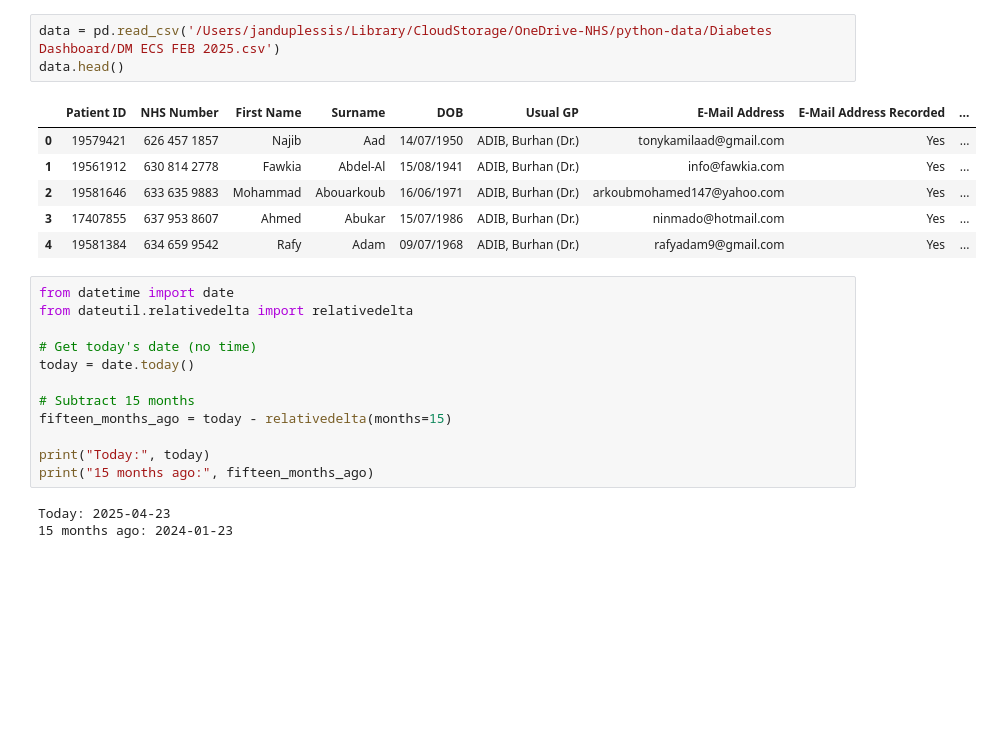
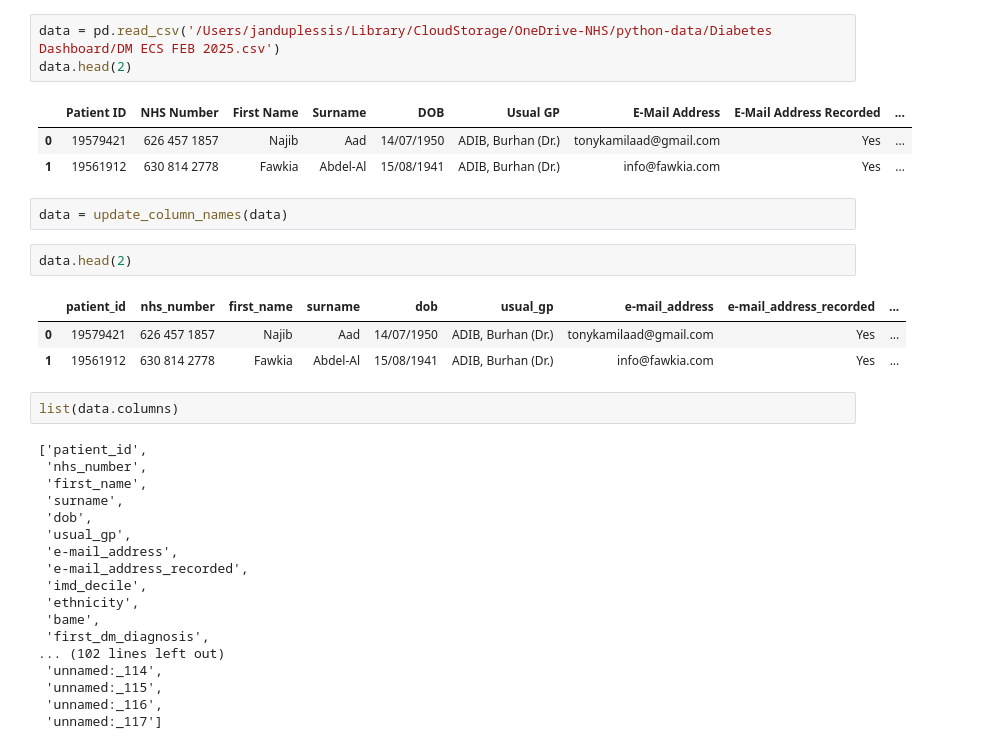
Before and after one commit to janduplessis883/diabetes-streamlit, a Jupyter notebook: notebooks/Testing Values.ipynb, the cells around one changed output. Saved outputs shown, nothing was run; the diff lists cells and outputs as text; blank space fills up the shorter version.

```diff
--- a/notebooks/Testing Values.ipynb
+++ b/notebooks/Testing Values.ipynb
@@ -23,26 +28,36 @@ warnings.filterwarnings("ignore")
 # %%
 data = pd.read_csv('/Users/janduplessis/Library/CloudStorage/OneDrive-NHS/python-data/Diabetes Dashboard/DM ECS FEB 2025.csv')
-data.head()
+data.head(2)
 # %% [output]
 |  | Patient ID | NHS Number | First Name | Surname | DOB | Usual GP | E-Mail Address | E-Mail Address Recorded | ... |
 | 0 | 19579421 | 626 457 1857 | Najib | Aad | 14/07/1950 | ADIB, Burhan (Dr.) | tonykamilaad@gmail.com | Yes | ... |
 | 1 | 19561912 | 630 814 2778 | Fawkia | Abdel-Al | 15/08/1941 | ADIB, Burhan (Dr.) | info@fawkia.com | Yes | ... |
-| 2 | 19581646 | 633 635 9883 | Mohammad | Abouarkoub | 16/06/1971 | ADIB, Burhan (Dr.) | arkoubmohamed147@yahoo.com | Yes | ... |
-| 3 | 17407855 | 637 953 8607 | Ahmed | Abukar | 15/07/1986 | ADIB, Burhan (Dr.) | ninmado@hotmail.com | Yes | ... |
-| 4 | 19581384 | 634 659 9542 | Rafy | Adam | 09/07/1968 | ADIB, Burhan (Dr.) | rafyadam9@gmail.com | Yes | ... |
+# %%
+data = update_column_names(data)
+# %%
+data.head(2)
+# %% [output]
+|  | patient_id | nhs_number | first_name | surname | dob | usual_gp | e-mail_address | e-mail_address_recorded | ... |
+| 0 | 19579421 | 626 457 1857 | Najib | Aad | 14/07/1950 | ADIB, Burhan (Dr.) | tonykamilaad@gmail.com | Yes | ... |
+| 1 | 19561912 | 630 814 2778 | Fawkia | Abdel-Al | 15/08/1941 | ADIB, Burhan (Dr.) | info@fawkia.com | Yes | ... |
 # %%
-from datetime import date
-from dateutil.relativedelta import relativedelta
-
-# Get today's date (no time)
-today = date.today()
-
-# Subtract 15 months
-fifteen_months_ago = today - relativedelta(months=15)
-
-print("Today:", today)
-print("15 months ago:", fifteen_months_ago)
+list(data.columns)
 # %% [output]
-Today: 2025-04-23
-15 months ago: 2024-01-23
+['patient_id',
+ 'nhs_number',
+ 'first_name',
+ 'surname',
+ 'dob',
+ 'usual_gp',
+ 'e-mail_address',
+ 'e-mail_address_recorded',
+ 'imd_decile',
+ 'ethnicity',
+ 'bame',
+ 'first_dm_diagnosis',
+... (102 lines left out)
+ 'unnamed:_114',
+ 'unnamed:_115',
+ 'unnamed:_116',
+ 'unnamed:_117']
 # %%
```
Also changed, not shown: parts of 14 cells of this notebook, 4 other files.
